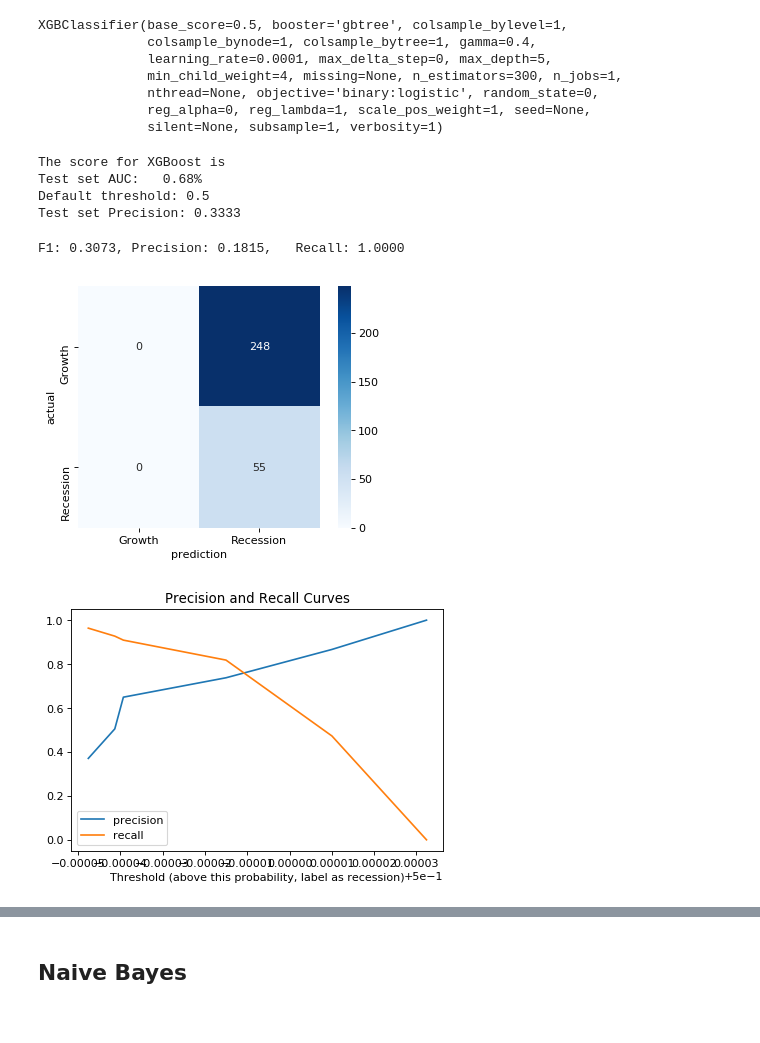
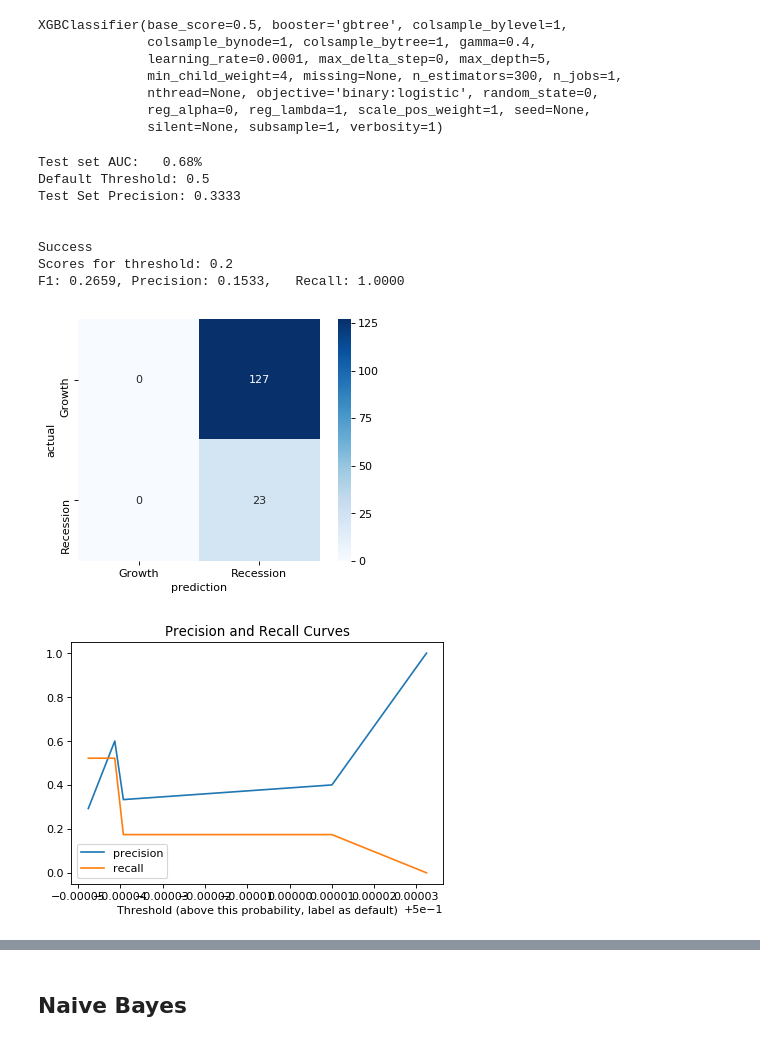
Before and after one commit to nick-cochrane/Project-5, a Jupyter notebook: Recession Probability Modeling; Random Forest, XGBoost, and Naive Bayes.ipynb, the cells around one changed output, grey strips where cells are left out. Drawn from its saved outputs; the diff is of its cells as text; code cells hidden in the pictures.

```diff
--- a/Recession Probability Modeling; Random Forest, XGBoost, and Naive Bayes.ipynb
+++ b/Recession Probability Modeling; Random Forest, XGBoost, and Naive Bayes.ipynb
@@ -275,11 +196,0 @@ xgb_proba = xgbmodel.predict_proba(test_features)
-# %%
-y_predict_4 = xgbmodel.predict(test_features)
-print("The score for XGBoost is")
-print("Test set AUC: {:6.2f}%".format(roc_auc_score(test_labels_custom, xgb_proba[:,1])))
-print("Default threshold: 0.5")
-print("Test set Precision: {:6.4f}".format(precision_score(test_labels_custom, y_predict_4)))
-# %% [output]
-The score for XGBoost is
-Test set AUC:   0.68%
-Default threshold: 0.5
-Test set Precision: 0.3333
@@ -301,22 +197,17 @@ def make_confusion_matrix(model, threshold=0.3):
-# %%
-make_confusion_matrix(xgbmodel, 0.3)
-# %% [output]
-F1: 0.3073, Precision: 0.1815,   Recall: 1.0000
-[figure, removed]
-# %%
-precision_curve, recall_curve, threshold_curve = precision_recall_curve(train_labels_custom,
-                                                                        xgbmodel.predict_proba(train_features)[:,1] )
-
-plt.figure(dpi=80)
-plt.plot(threshold_curve, precision_curve[1:],label='precision')
-plt.plot(threshold_curve, recall_curve[1:], label='recall')
-plt.legend(loc='lower left')
-plt.xlabel('Threshold (above this probability, label as recession)');
-plt.title('Precision and Recall Curves')
-
-fig_1 = plt.gcf();
-# %% [output]
-[figure, removed]
+# %%
+rm.fit_score_viz(xgbmodel, train_features, train_labels_custom, test_features, test_labels_custom, already_fit = True)
+xgb_proba = xgbmodel.predict_proba(test_features)
+# %% [output]
+Test set AUC:   0.68%
+Default Threshold: 0.5
+Test Set Precision: 0.3333
+
+
+Success
+Scores for threshold: 0.2
+F1: 0.2659, Precision: 0.1533,   Recall: 1.0000
+[figure, added]
+[figure, added]
 # %%
 plt.figure(0).clf()
 
```
Also changed, not shown: parts of 37 cells of this notebook, 1 other file.
